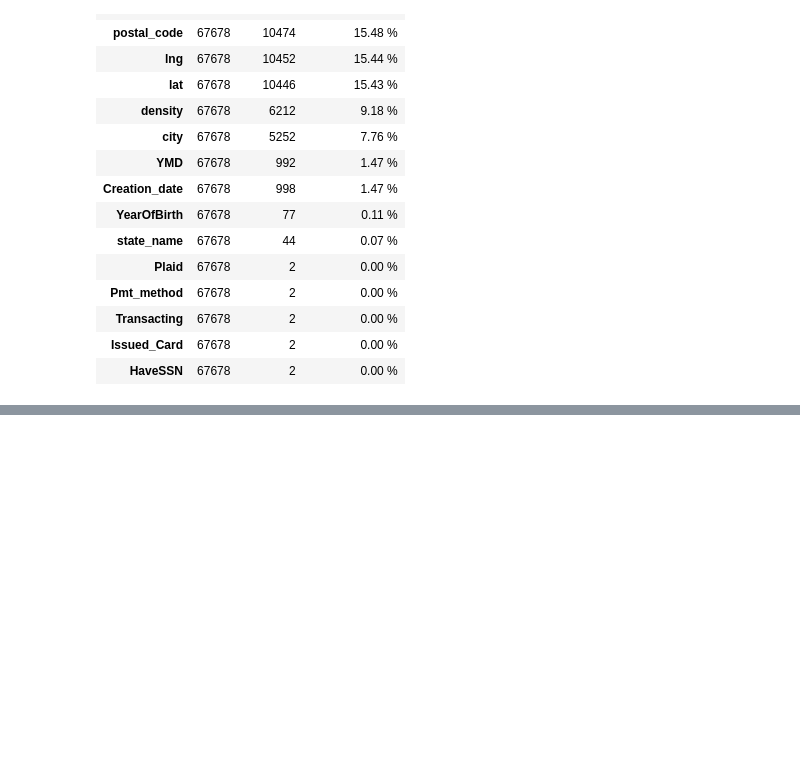
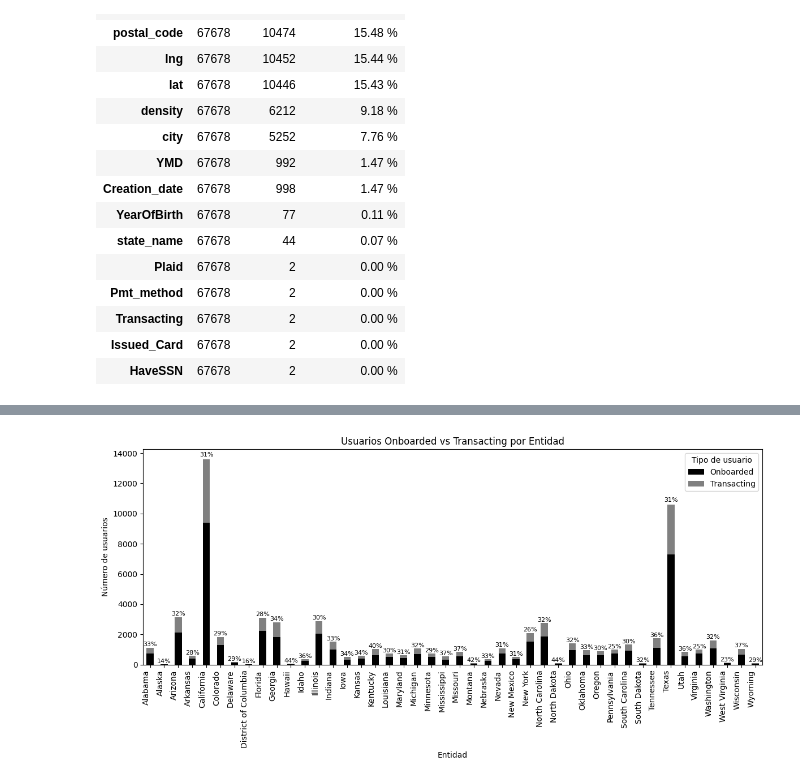
Before and after one commit to christiangarza1505813/Tesina, a Jupyter notebook: Model/model.ipynb, the cells around one changed output, grey strips where cells are left out. Saved outputs shown, nothing was run; the diff lists cells and outputs as text; code cells hidden in the pictures; blank space fills up the shorter version.

```diff
--- a/Model/model.ipynb
+++ b/Model/model.ipynb
@@ -126,0 +255,42 @@ display(sty)
+# %%
+
+
+# --- 3) Agrupa por estado y Transacting
+counts = (df.groupby(['state_name','Transacting'])
+            .size()
+            .reset_index(name='n_usuarios'))
+
+# --- 4) Pivot para graficar
+pivot = counts.pivot(index='state_name', columns='Transacting', values='n_usuarios').fillna(0)
+pivot.columns = ['Onboarded','Transacting']
+
+# --- 5) Calcula % transacting por estado
+pivot['% Transacting'] = (pivot['Transacting'] / (pivot['Onboarded'] + pivot['Transacting'])) * 100
+
+# --- 6) Gráfico de barras apiladas
+ax = pivot[['Onboarded','Transacting']].plot(
+    kind='bar', stacked=True, figsize=(12,6),
+    color=['black','grey']
+)
+
+# --- 7) Agregar etiquetas de % arriba de cada barra
+for idx, (onb, tra, pct) in enumerate(zip(pivot['Onboarded'], pivot['Transacting'], pivot['% Transacting'])):
+    total = onb + tra
+    if total > 0:
+        ax.text(
+            idx, total + total*0.01,    # posición arriba de la barra
+            f"{pct:.0f}%",              # ← redondeado a 0 decimales
+            ha='center', va='bottom',
+            fontsize=8, color='black'
+        )
+
+# --- 8) Detalles del gráfico
+plt.title("Usuarios Onboarded vs Transacting por Entidad")
+plt.xlabel("Entidad")
+plt.ylabel("Número de usuarios")
+plt.xticks(rotation=90, ha='right')
+plt.legend(title="Tipo de usuario")
+plt.tight_layout()
+plt.show()
+# %% [output]
+[figure, added]
```
Also changed, not shown: parts of 5 cells of this notebook.
